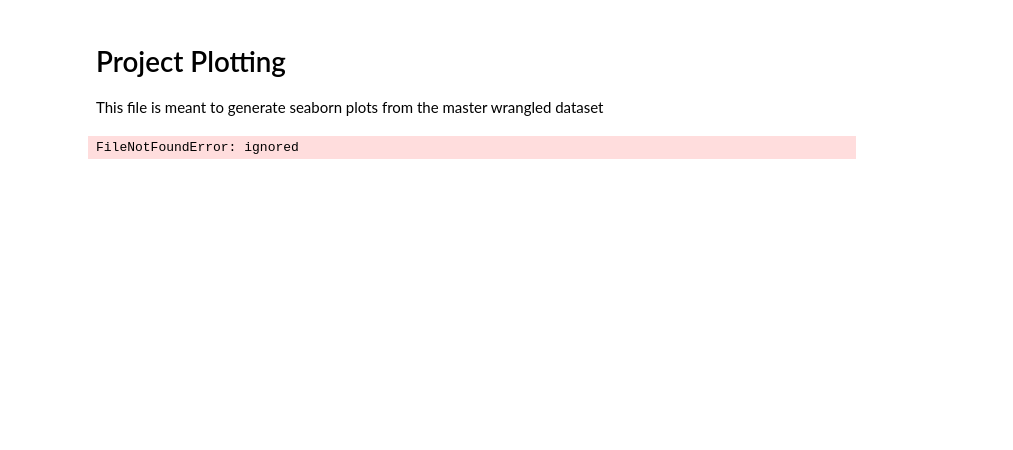
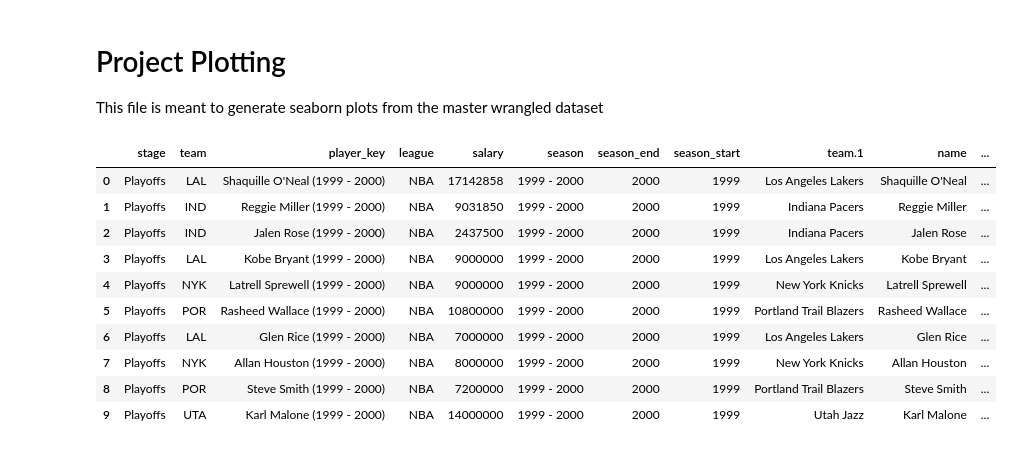
Before and after one commit to matteo8p/NBA_Analysis, a Jupyter notebook: Master Data Plotting.ipynb, the cells around one changed output. Saved outputs shown, nothing was run; the diff lists cells and outputs as text; code cells hidden in the pictures; blank space fills up the shorter version.

```diff
--- a/Master Data Plotting.ipynb
+++ b/Master Data Plotting.ipynb
@@ -8,8 +11,18 @@ import seaborn as sns
 sns.set_theme()
 # %%
-master_data = pd.read_csv("nba_data_master.csv")
+master_data = pd.read_csv("./nba_data_master.csv")
 
 master_data['utility_per_mil'] = master_data['player_utility'] / ((master_data['salary'])/1000000)
 master_data.head(10)
 # %% [output]
-FileNotFoundError: ignored
+|  | stage | team | player_key | league | salary | season | season_end | season_start | team.1 | name | ... |
+| 0 | Playoffs | LAL | Shaquille O'Neal (1999 - 2000) | NBA | 17142858 | 1999 - 2000 | 2000 | 1999 | Los Angeles Lakers | Shaquille O'Neal | ... |
+| 1 | Playoffs | IND | Reggie Miller (1999 - 2000) | NBA | 9031850 | 1999 - 2000 | 2000 | 1999 | Indiana Pacers | Reggie Miller | ... |
+| 2 | Playoffs | IND | Jalen Rose (1999 - 2000) | NBA | 2437500 | 1999 - 2000 | 2000 | 1999 | Indiana Pacers | Jalen Rose | ... |
+| 3 | Playoffs | LAL | Kobe Bryant (1999 - 2000) | NBA | 9000000 | 1999 - 2000 | 2000 | 1999 | Los Angeles Lakers | Kobe Bryant | ... |
+| 4 | Playoffs | NYK | Latrell Sprewell (1999 - 2000) | NBA | 9000000 | 1999 - 2000 | 2000 | 1999 | New York Knicks | Latrell Sprewell | ... |
+| 5 | Playoffs | POR | Rasheed Wallace (1999 - 2000) | NBA | 10800000 | 1999 - 2000 | 2000 | 1999 | Portland Trail Blazers | Rasheed Wallace | ... |
+| 6 | Playoffs | LAL | Glen Rice (1999 - 2000) | NBA | 7000000 | 1999 - 2000 | 2000 | 1999 | Los Angeles Lakers | Glen Rice | ... |
+| 7 | Playoffs | NYK | Allan Houston (1999 - 2000) | NBA | 8000000 | 1999 - 2000 | 2000 | 1999 | New York Knicks | Allan Houston | ... |
+| 8 | Playoffs | POR | Steve Smith (1999 - 2000) | NBA | 7200000 | 1999 - 2000 | 2000 | 1999 | Portland Trail Blazers | Steve Smith | ... |
+| 9 | Playoffs | UTA | Karl Malone (1999 - 2000) | NBA | 14000000 | 1999 - 2000 | 2000 | 1999 | Utah Jazz | Karl Malone | ... |
```
Also changed, not shown: parts of 19 cells of this notebook, 2 other files.
